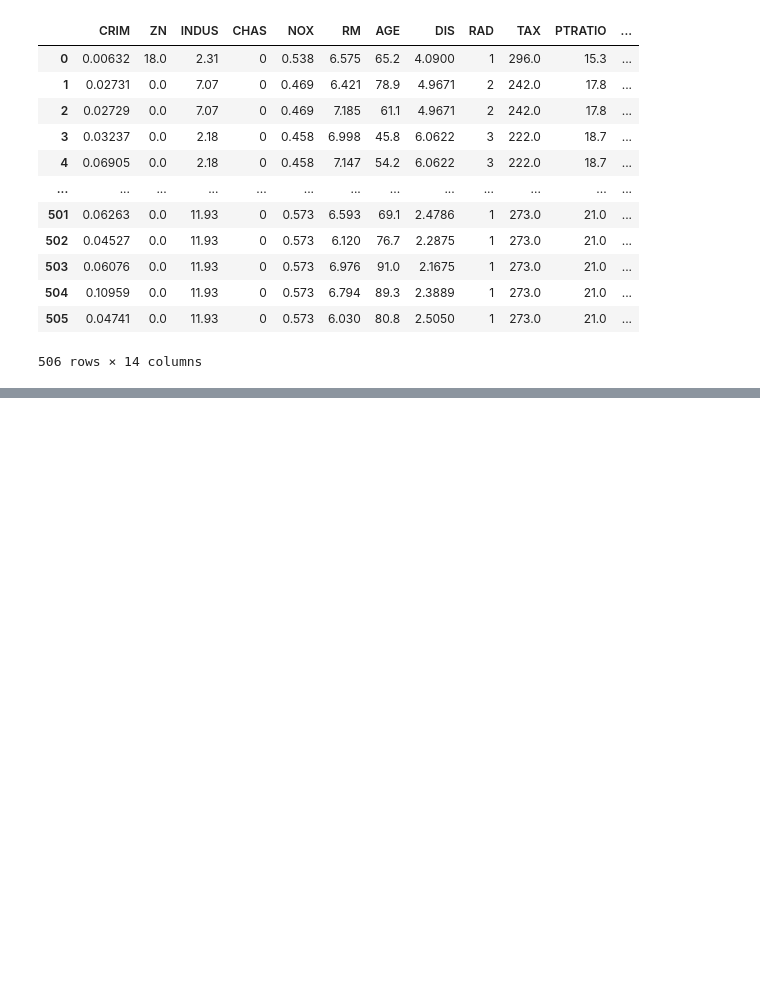
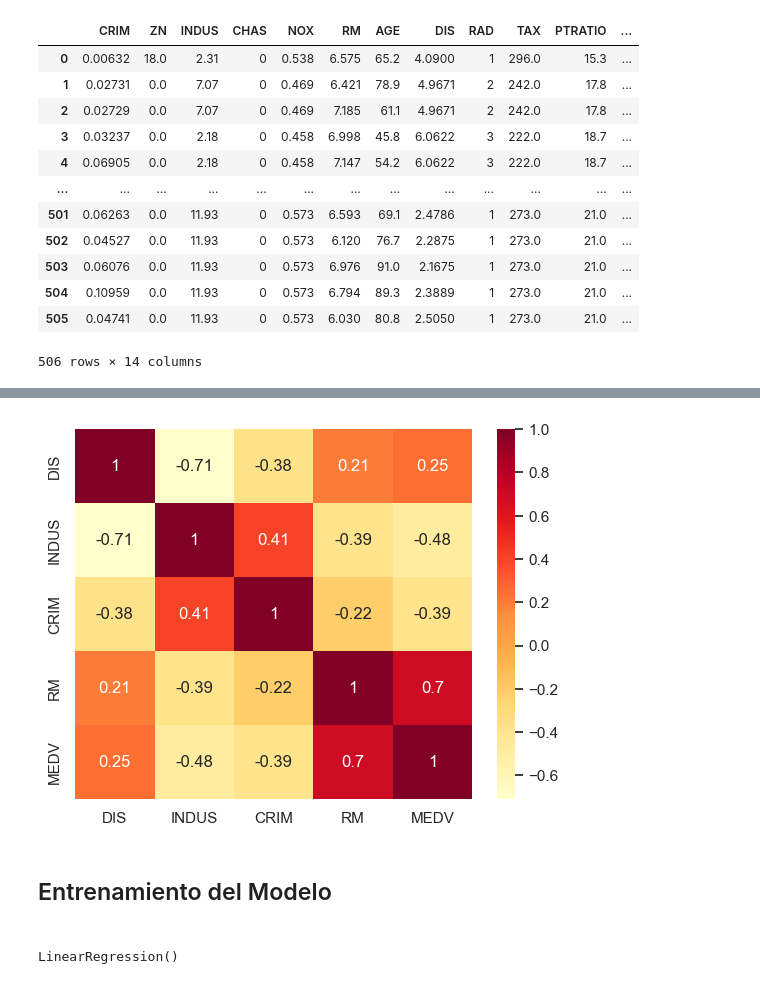
Before and after one commit to GerardoMayel/regresiones, a Jupyter notebook: regresion_lineal.ipynb, the cells around one changed output, grey strips where cells are left out. Cells and saved outputs as stored; diff of their text form; code cells hidden in the pictures; blank space fills up the shorter version.

```diff
--- a/regresion_lineal.ipynb
+++ b/regresion_lineal.ipynb
@@ -46,0 +59,7 @@ sns.pairplot(df[cols], )
+# %%
+sns.heatmap(df[cols].corr(), cbar= True, annot= True, cmap='YlOrRd')
+plt.show()
+# %% [output]
+[figure, added]
+# %% [markdown]
+<h2>Entrenamiento del Modelo<h2>
@@ -46,0 +78,5 @@ sns.pairplot(df[cols], )
+# %%
+slr = LinearRegression()
+slr.fit(X_std, y_std)
+# %% [output]
+LinearRegression()
```
Also changed, not shown: parts of 9 cells of this notebook.
